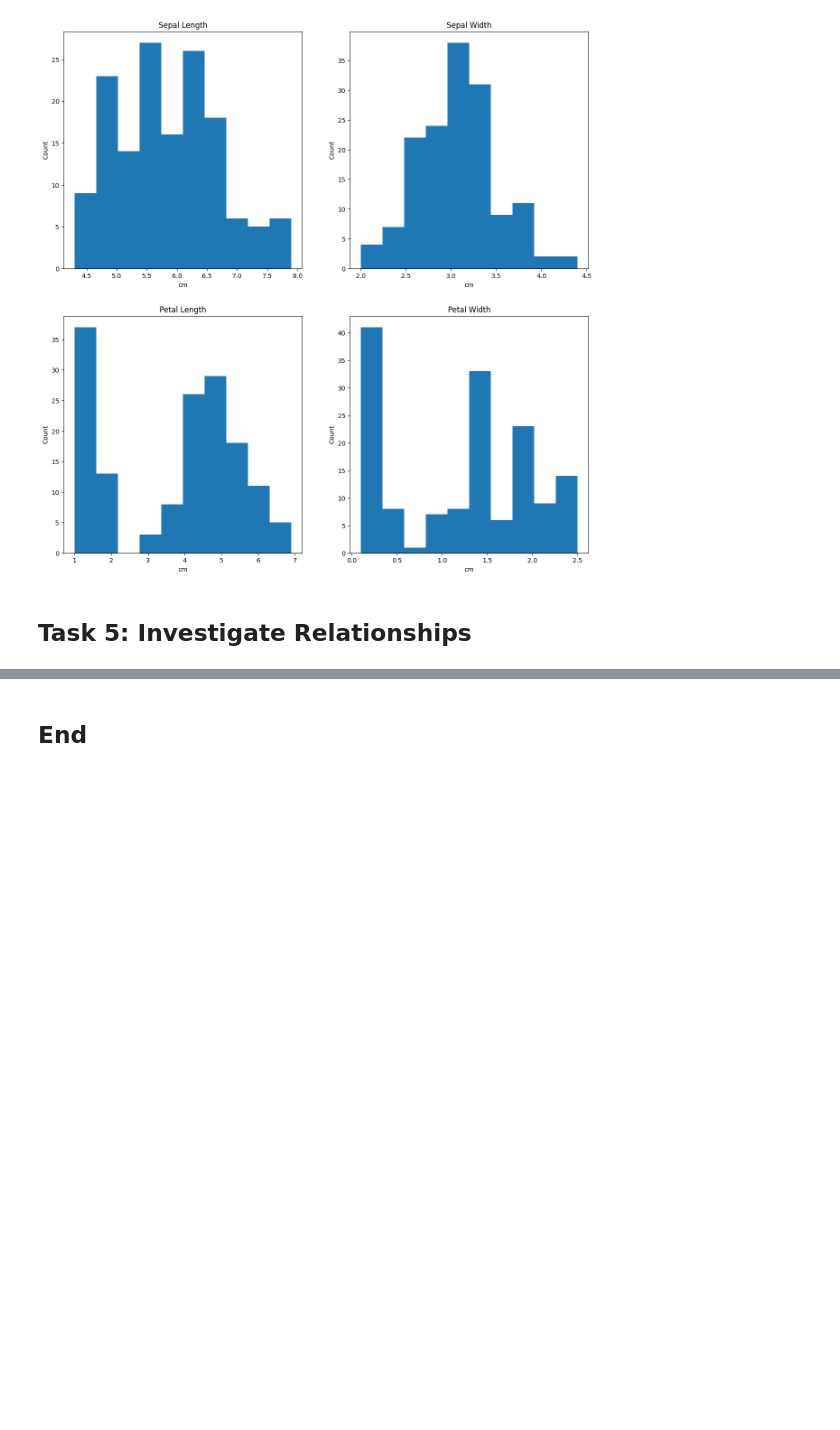
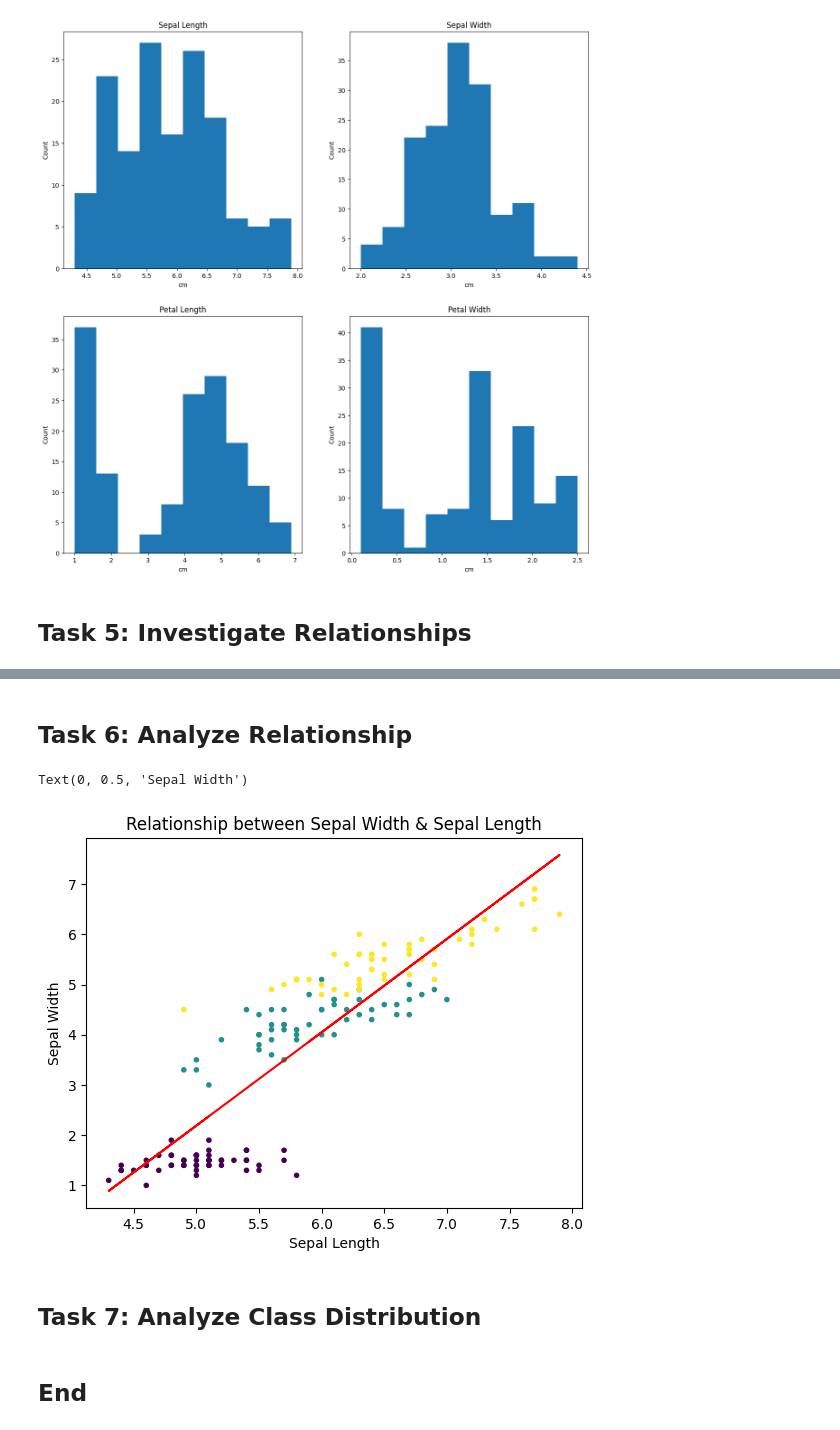
Before and after one commit to lorrainemorrissey/principles_of_data_analytics, a Jupyter notebook: tasks.ipynb, the cells around one changed output, grey strips where cells are left out. Saved outputs shown, nothing was run; the diff lists cells and outputs as text; code cells hidden in the pictures; blank space fills up the shorter version.

Commit message:
Task 6

```diff
--- a/tasks.ipynb
+++ b/tasks.ipynb
@@ -158,2 +156,28 @@ plt.legend( irisdata["target_names"], loc="lower right", title="Classes")
+# %% [markdown]
+## Task 6: Analyze Relationship
+# %%
+# Use polyfit addregression line to the data.
+m, c = np.polyfit(x, y, 1)
+
+
+# Create a scatterplot.
+fig, ax = plt.subplots()
+
+# Plot the data.
+ax.scatter(x, y, c =irisdata.target, marker='.')
+
+ax.plot(x, m * x + c, color='red');
+
+# Title
+plt.title('Relationship between Sepal Width & Sepal Length')
+
+# Labels
+ax.set_xlabel('Sepal Length')
+ax.set_ylabel('Sepal Width')
+# %% [output]
+Text(0, 0.5, 'Sepal Width')
+[figure, added]
+# %% [markdown]
+## Task 7: Analyze Class Distribution
 # %% [markdown]
 ## End
```
Also changed, not shown: parts of 4 cells of this notebook, 2 other files.
